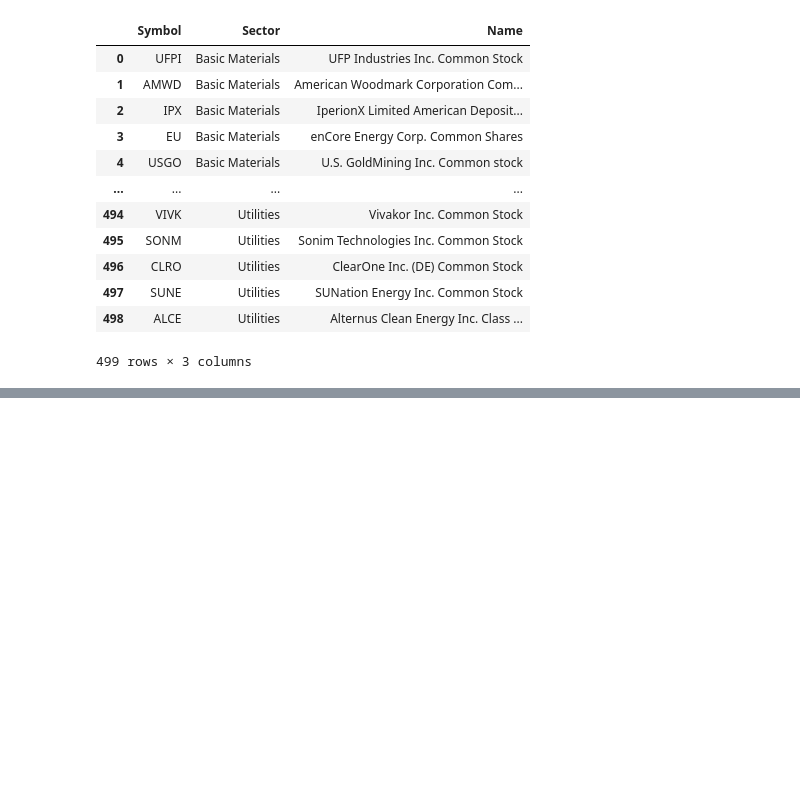
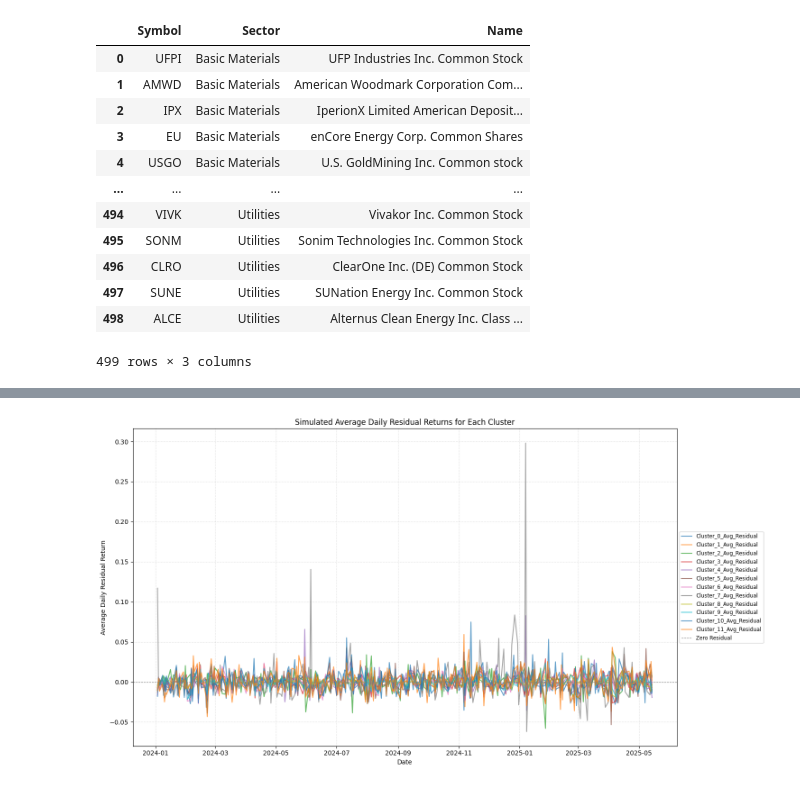
Before and after one commit to AHY123/Stock_Data_Network, a Jupyter notebook: zold/workflow/tsne.ipynb, the cells around one changed output, grey strips where cells are left out. Saved outputs shown, nothing was run; the diff lists cells and outputs as text; code cells hidden in the pictures; blank space fills up the shorter version.

```diff
--- a/zold/workflow/tsne.ipynb
+++ b/zold/workflow/tsne.ipynb
@@ -211,0 +269,20 @@ df_tsne[df_tsne['Symbol'] == 'TSLA']
+# %%
+# transfer the dataframe into a dictionary
+symbol_with_cluster = df_tsne.get(['Symbol', 'clusters']).set_index('Symbol').get('clusters').to_dict()
+symbol_with_cluster
+
+# iterate through 11 clusters and calculate the average return for all stocks
+tsne_clusters_aligned = pd.DataFrame.from_dict(symbol_with_cluster, orient='index', columns = ['cluster_label'])
+tsne_clusters_aligned.index.name = 'symbol'
+tsne_clusters_aligned
+
+cluster_daily_avg_residuals = pd.DataFrame()
+
+unique_clusters = sorted(tsne_clusters_aligned['cluster_label'].unique())
+
+for cluster in unique_clusters:
+    stocks_in_cluster = [ticker for ticker, label in symbol_with_cluster.items() if (label == cluster)]
+    cluster_daily_avg_residuals[f'Cluster_{cluster}_Avg_Residual'] = residuals[stocks_in_cluster].mean(axis=1)
+
+cluster_daily_avg_residuals
+tsne_clusters_aligned
@@ -211,0 +304,15 @@ df_tsne[df_tsne['Symbol'] == 'TSLA']
+# %%
+plt.figure(figsize=(15, 8))
+for col in cluster_daily_avg_residuals.columns:
+    plt.plot(cluster_daily_avg_residuals.index, cluster_daily_avg_residuals[col], label=col, alpha=0.7)
+
+plt.title('Simulated Average Daily Residual Returns for Each Cluster')
+plt.xlabel('Date')
+plt.ylabel('Average Daily Residual Return')
+plt.axhline(0, color='grey', linestyle='--', linewidth=0.8, label='Zero Residual')
+plt.legend(loc='center left', bbox_to_anchor=(1, 0.5), fontsize='small')
+plt.grid(True, linestyle=':', alpha=0.6)
+plt.tight_layout()
+plt.show()
+# %% [output]
+[figure, added]
```
Also changed, not shown: parts of 26 cells of this notebook.
